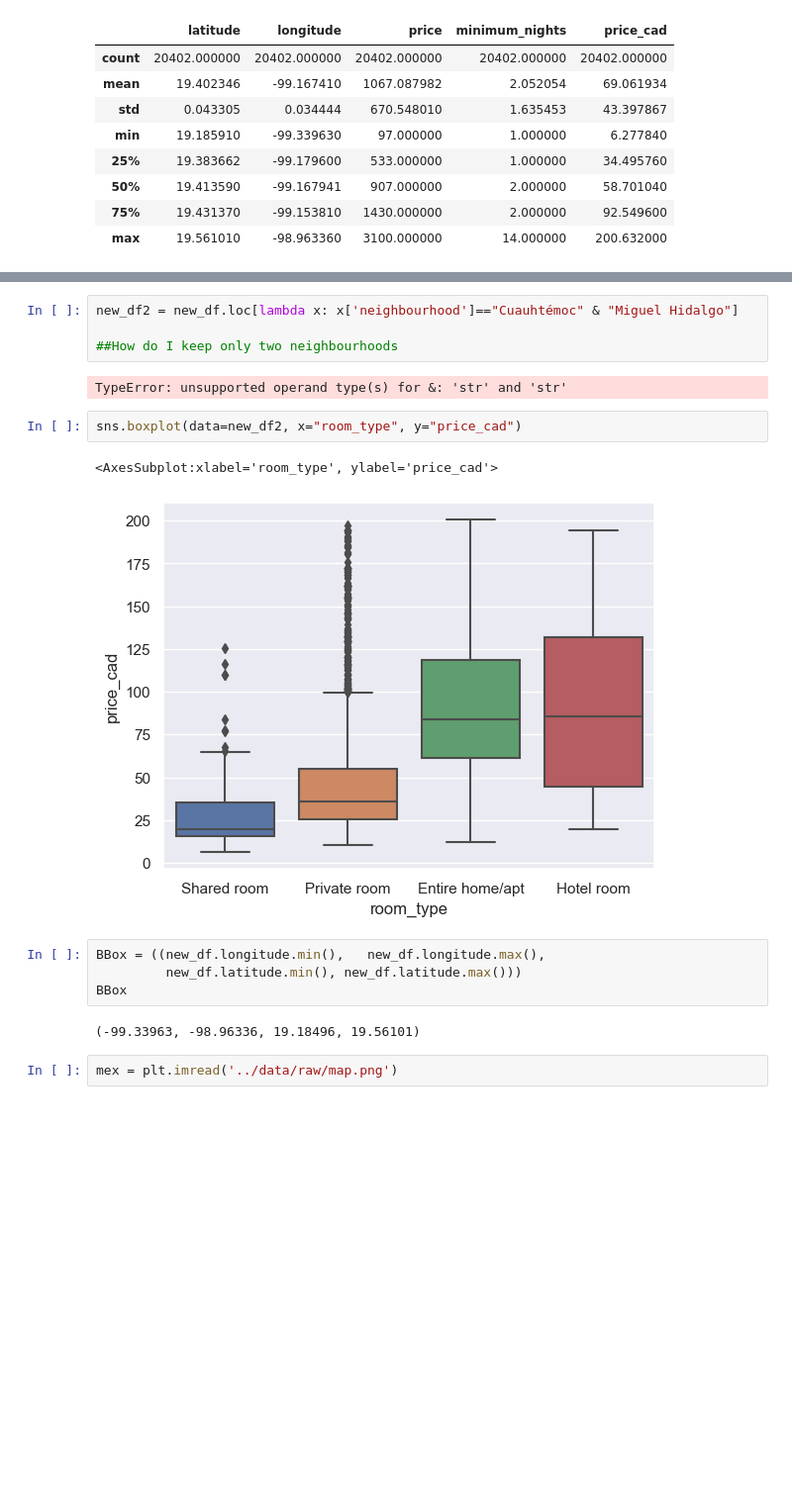
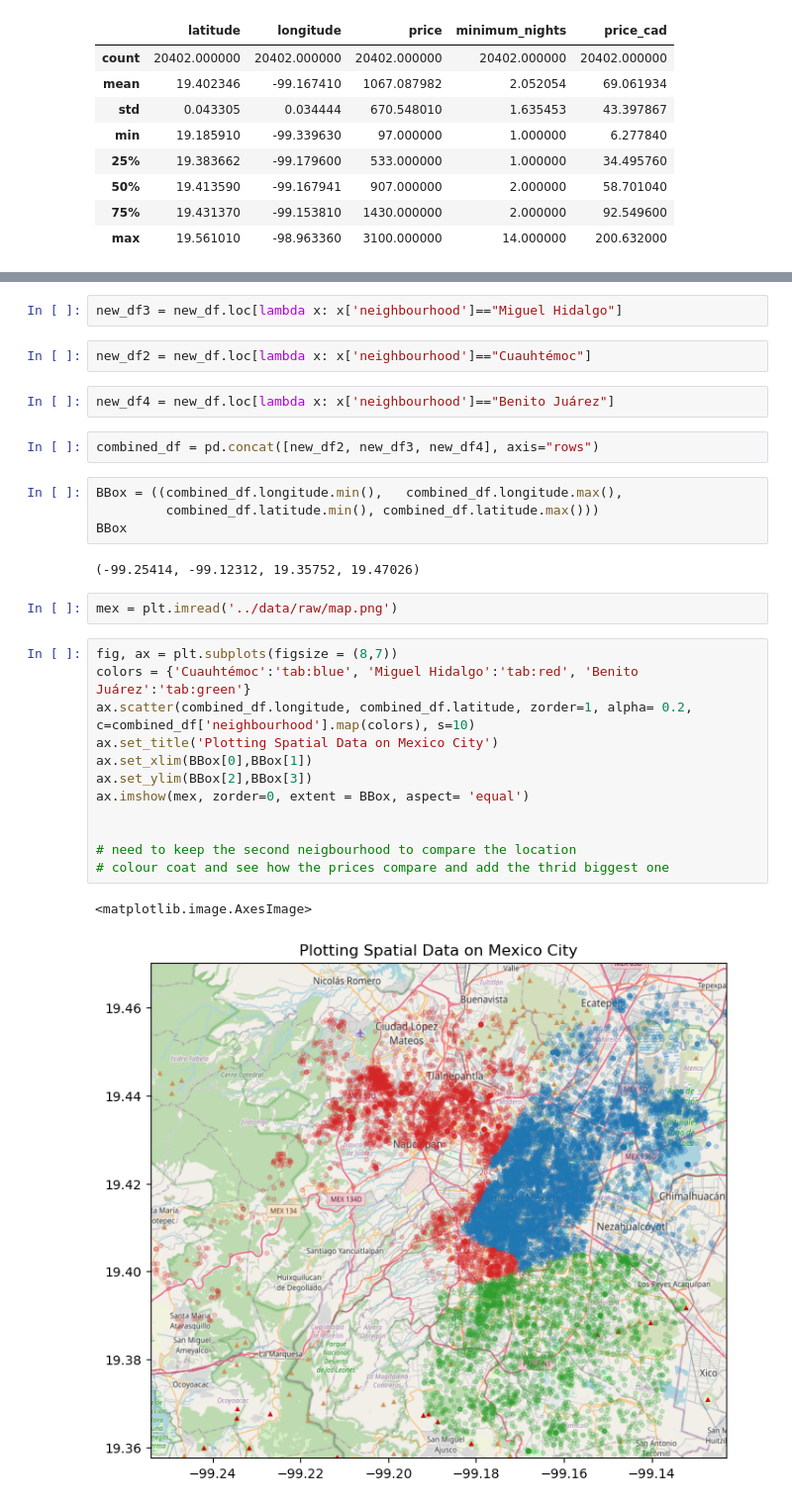
Before and after one commit to ubco-W2022T2-data301/project-group-group21, a Jupyter notebook: analysis/analysis2.ipynb, the cells around one changed output, grey strips where cells are left out. Shown at 99% size. Saved outputs shown, nothing was run; the diff lists cells and outputs as text; blank space fills up the shorter version.

```diff
--- a/analysis/analysis2.ipynb
+++ b/analysis/analysis2.ipynb
@@ -341,19 +361,31 @@ SyntaxError: invalid syntax (2711551069.py, line 1)
+# %%
+new_df3 = new_df.loc[lambda x: x['neighbourhood']=="Miguel Hidalgo"]
 # %%
-new_df2 = new_df.loc[lambda x: x['neighbourhood']=="Cuauhtémoc" & "Miguel Hidalgo"]
-
-##How do I keep only two neighbourhoods
+new_df2 = new_df.loc[lambda x: x['neighbourhood']=="Cuauhtémoc"]
-# %% [output]
-TypeError: unsupported operand type(s) for &: 'str' and 'str'
-# %%
-sns.boxplot(data=new_df2, x="room_type", y="price_cad")
-# %% [output]
-<AxesSubplot:xlabel='room_type', ylabel='price_cad'>
-[figure, removed]
+# %%
+new_df4 = new_df.loc[lambda x: x['neighbourhood']=="Benito Juárez"]
+# %%
+combined_df = pd.concat([new_df2, new_df3, new_df4], axis="rows")
 # %%
-BBox = ((new_df.longitude.min(),   new_df.longitude.max(),
-         new_df.latitude.min(), new_df.latitude.max()))
+BBox = ((combined_df.longitude.min(),   combined_df.longitude.max(),
+         combined_df.latitude.min(), combined_df.latitude.max()))
 BBox
 # %% [output]
-(-99.33963, -98.96336, 19.18496, 19.56101)
+(-99.25414, -99.12312, 19.35752, 19.47026)
 # %%
 mex = plt.imread('../data/raw/map.png')
+# %%
+fig, ax = plt.subplots(figsize = (8,7))
+colors = {'Cuauhtémoc':'tab:blue', 'Miguel Hidalgo':'tab:red', 'Benito Juárez':'tab:green'}
+ax.scatter(combined_df.longitude, combined_df.latitude, zorder=1, alpha= 0.2, c=combined_df['neighbourhood'].map(colors), s=10)
+ax.set_title('Plotting Spatial Data on Mexico City')
+ax.set_xlim(BBox[0],BBox[1])
+ax.set_ylim(BBox[2],BBox[3])
+ax.imshow(mex, zorder=0, extent = BBox, aspect= 'equal')
+
+
+# need to keep the second neigbourhood to compare the location
+# colour coat and see how the prices compare and add the thrid biggest one
+# %% [output]
+<matplotlib.image.AxesImage>
+[figure, added]
```
Also changed, not shown: parts of 16 cells of this notebook, 1 other file.
